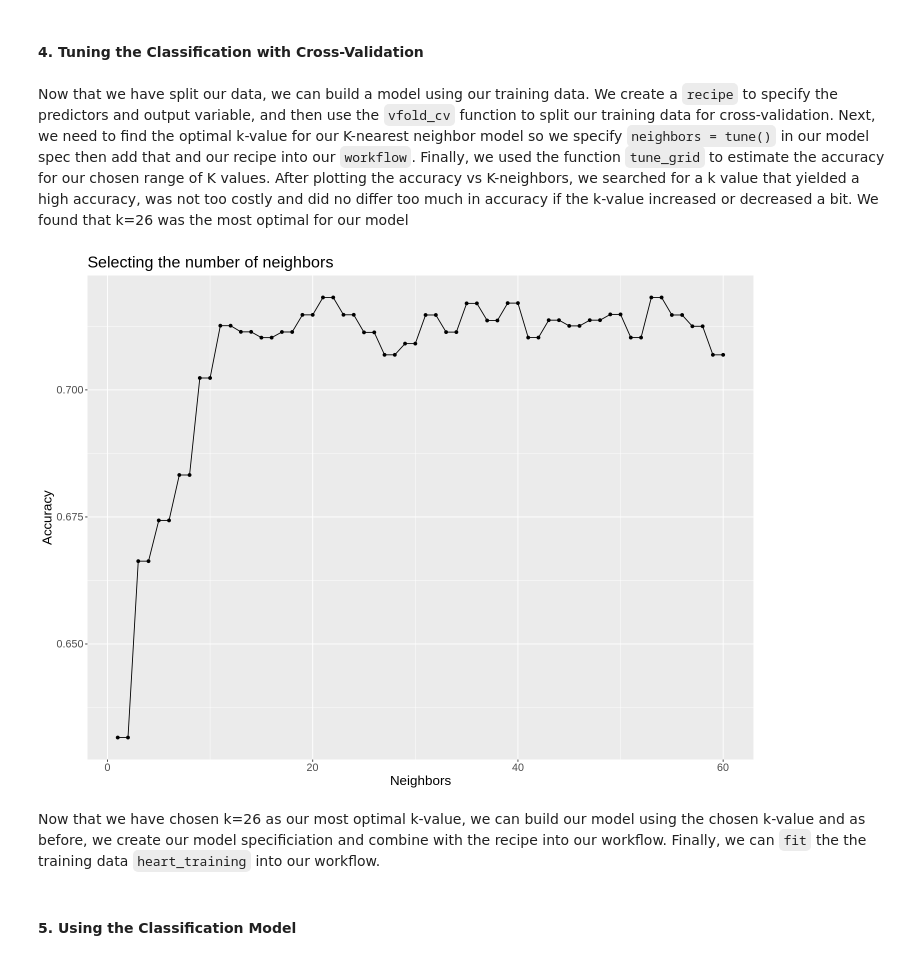
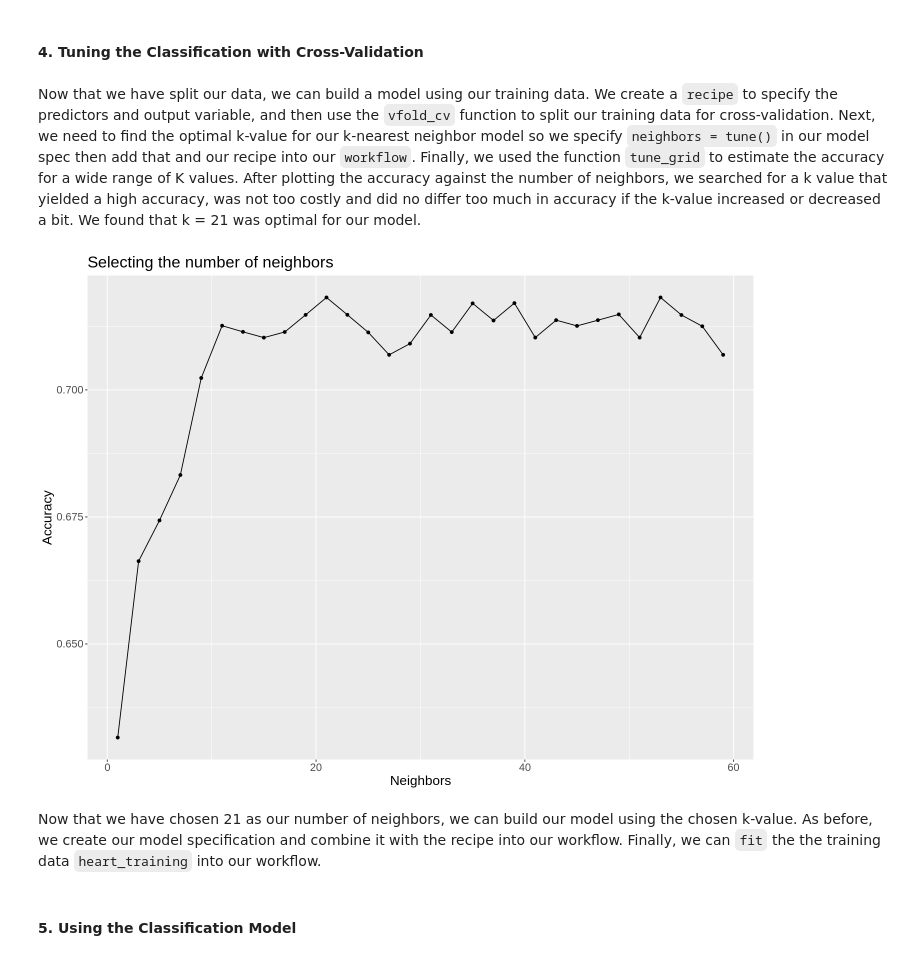
Before and after one commit to HUCKLEandtheSTALKER/DSCI100-jupyter-worksheets, a Jupyter notebook: project.ipynb, the cells around one changed output. Saved outputs shown, nothing was run; the diff lists cells and outputs as text; code cells hidden in the pictures.

```diff
--- a/project.ipynb
+++ b/project.ipynb
@@ -207,36 +217,35 @@ heart_pairs
 # %% [markdown]
 #### 4. Tuning the Classification with Cross-Validation
 # %% [markdown]
-Now that we have split our data, we can build a model using our training data. We create a `recipe` to specify the predictors and output variable, and then use the `vfold_cv` function to split our training data for cross-validation. Next, we need to find the optimal k-value for our K-nearest neighbor model so we specify `neighbors = tune()` in our model spec then add that and our recipe into our `workflow`. Finally, we used the function `tune_grid` to estimate the accuracy for our chosen range of K values. After plotting the accuracy vs K-neighbors, we searched for a k value that yielded a high accuracy, was not too costly and did no differ too much in accuracy if the k-value increased or decreased a bit. We found that k=26 was the most optimal for our model
+Now that we have split our data, we can build a model using our training data. We create a `recipe` to specify the predictors and output variable, and then use the `vfold_cv` function to split our training data for cross-validation. Next, we need to find the optimal k-value for our k-nearest neighbor model so we specify `neighbors = tune()` in our model spec then add that and our recipe into our `workflow`. Finally, we used the function `tune_grid` to estimate the accuracy for a wide range of K values. After plotting the accuracy against the number of neighbors, we searched for a k value that yielded a high accuracy, was not too costly and did no differ too much in accuracy if the k-value increased or decreased a bit. We found that k = 21 was optimal for our model.
 # %%
 heart_recipe <- recipe(disease ~ ., data = heart_training) |>
                 step_scale(all_predictors()) |>
                 step_center(all_predictors())
 
 heart_vfold <- vfold_cv(heart_training, v = 10, strata = disease)
 
-heart_spec <- nearest_neighbor(weight_func= "rectangular",
-                               neighbors=tune()) |>
-                set_engine("kknn")|>
+heart_spec <- nearest_neighbor(weight_func="rectangular", neighbors=tune()) |>
+                set_engine("kknn") |>
                 set_mode("classification")
-gridvals <- tibble(neighbors = c(1:60))
+gridvals <- tibble(neighbors = seq(1, 59, 2))
 heart_results <- workflow() |>
-                add_recipe(heart_recipe)|>
+                add_recipe(heart_recipe) |>
                 add_model(heart_spec) |>
-                tune_grid(resamples = heart_vfold, grid = gridvals)|>
+                tune_grid(resamples = heart_vfold, grid = gridvals) |>
                 collect_metrics()
 
 options(repr.plot.height = 9, repr.plot.width = 12)
 neighbor_plot <- heart_results |>
     filter(.metric == "accuracy") |>
     ggplot(aes(x = neighbors, y = mean)) +
         geom_point() +
         geom_line() +
         labs(x = "Neighbors", y = "Accuracy", title = "Selecting the number of neighbors") +
         theme(text = element_text(size = 16))
 neighbor_plot
 # %% [output]
-[figure, old version]
+[figure, new version]
 # %% [markdown]
-Now that we have chosen k=26 as our most optimal k-value, we can build our model using the chosen k-value and as before, we create our model specificiation and combine with the recipe into our workflow. Finally, we can `fit` the the training data `heart_training` into our workflow.
+Now that we have chosen 21 as our number of neighbors, we can build our model using the chosen k-value. As before, we create our model specification and combine it with the recipe into our workflow. Finally, we can `fit` the the training data `heart_training` into our workflow.
 # %%
```
Also changed, not shown: parts of 5 cells of this notebook.
